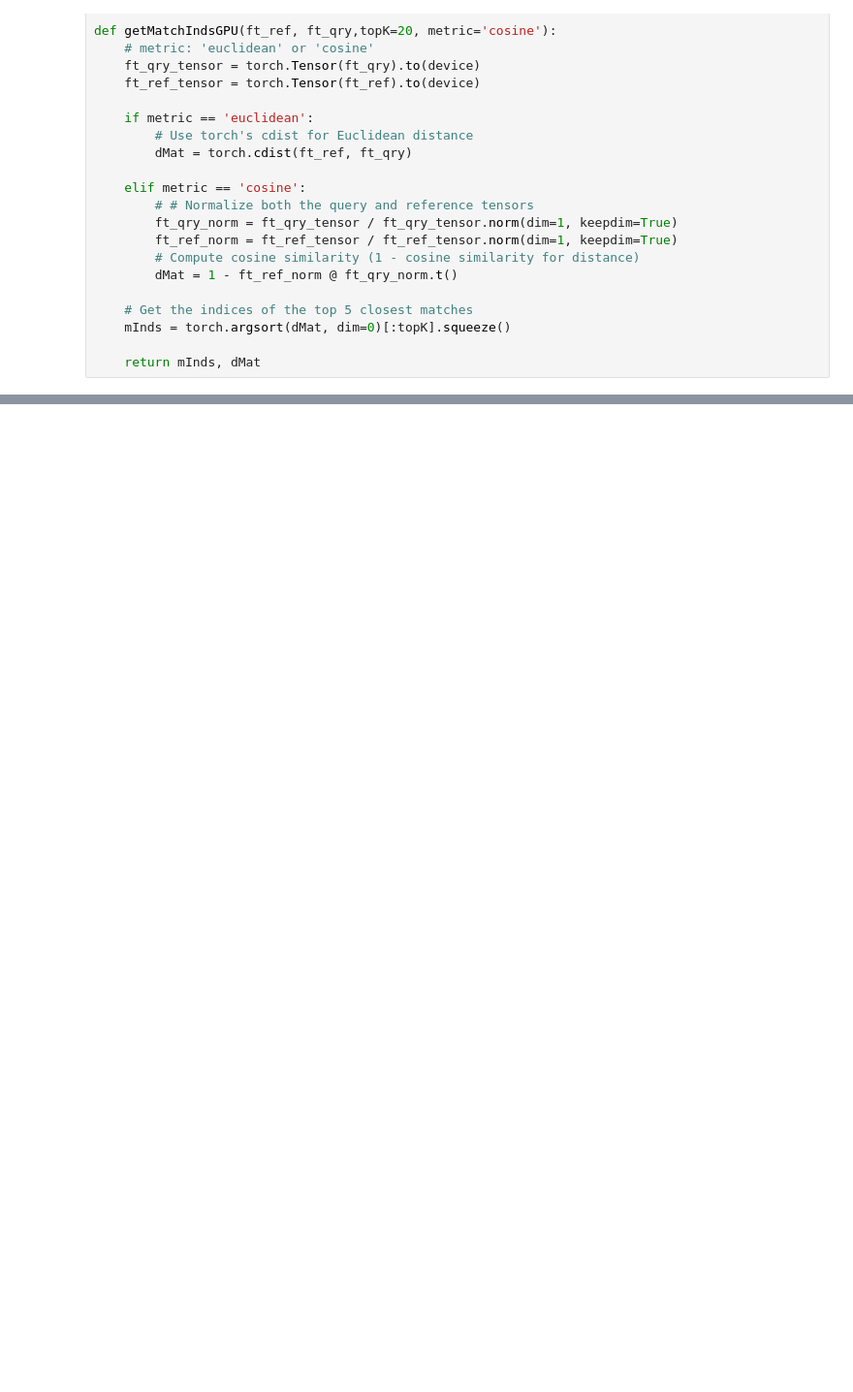
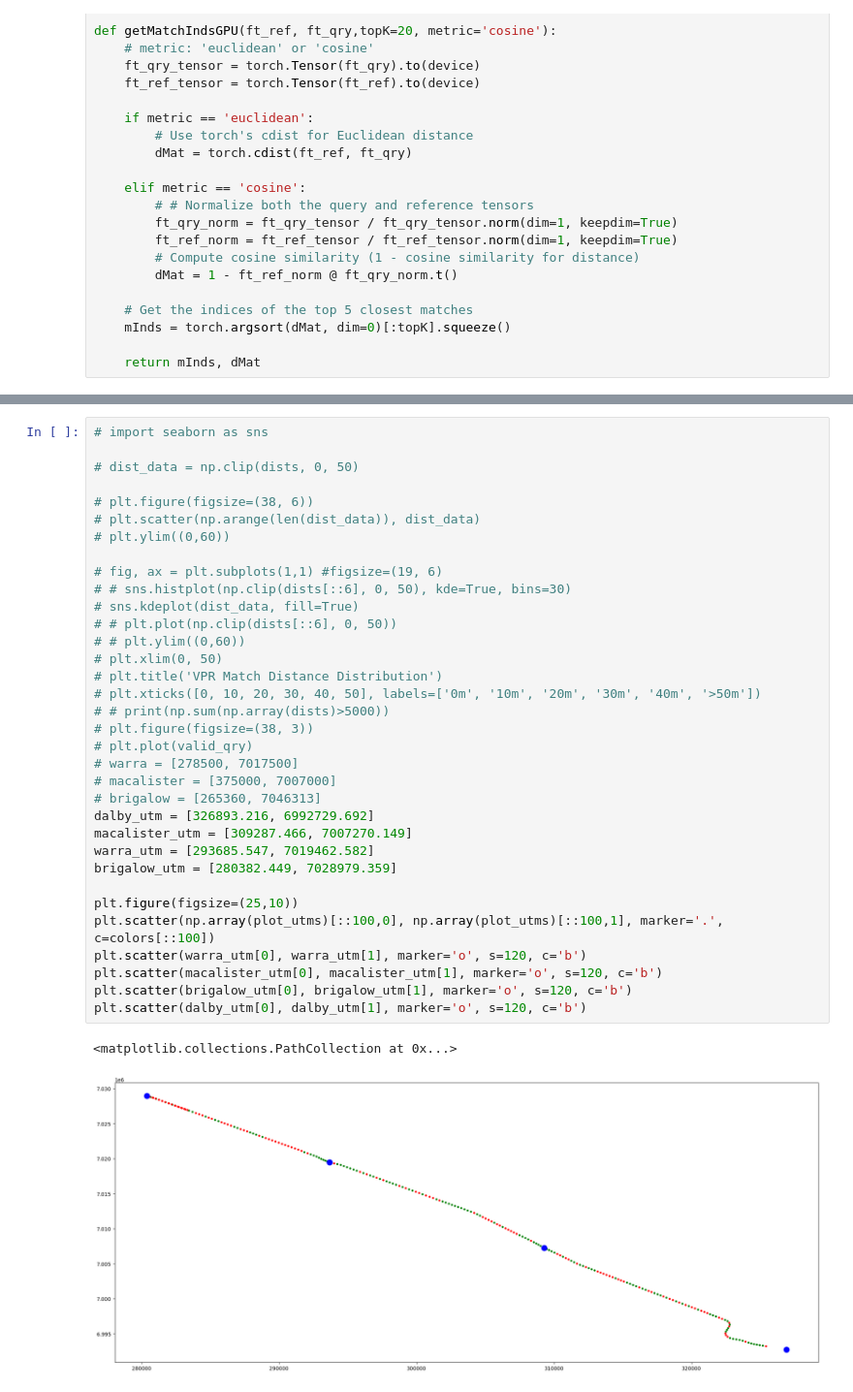
Before and after one commit to AVR3-Training-Centre/python-FRED, a Jupyter notebook: localisation/VPR_eval.ipynb, the cells around one changed output, grey strips where cells are left out. Shown at 97% size. Saved outputs shown, nothing was run; the diff lists cells and outputs as text; blank space fills up the shorter version.

```diff
--- a/localisation/VPR_eval.ipynb
+++ b/localisation/VPR_eval.ipynb
@@ -171,0 +237,37 @@ Recall: 91.73%
+# %%
+# import seaborn as sns
+
+# dist_data = np.clip(dists, 0, 50)
+
+# plt.figure(figsize=(38, 6))
+# plt.scatter(np.arange(len(dist_data)), dist_data)
+# plt.ylim((0,60))
+
+# fig, ax = plt.subplots(1,1) #figsize=(19, 6)
+# # sns.histplot(np.clip(dists[::6], 0, 50), kde=True, bins=30)
+# sns.kdeplot(dist_data, fill=True)
+# # plt.plot(np.clip(dists[::6], 0, 50))
+# # plt.ylim((0,60))
+# plt.xlim(0, 50)
+# plt.title('VPR Match Distance Distribution')
+# plt.xticks([0, 10, 20, 30, 40, 50], labels=['0m', '10m', '20m', '30m', '40m', '>50m'])
+# # print(np.sum(np.array(dists)>5000))
+# plt.figure(figsize=(38, 3))
+# plt.plot(valid_qry)
+# warra = [278500, 7017500]
+# macalister = [375000, 7007000]
+# brigalow = [265360, 7046313]
+dalby_utm = [326893.216, 6992729.692]
+macalister_utm = [309287.466, 7007270.149]
+warra_utm = [293685.547, 7019462.582]
+brigalow_utm = [280382.449, 7028979.359]
+
+plt.figure(figsize=(25,10))
+plt.scatter(np.array(plot_utms)[::100,0], np.array(plot_utms)[::100,1], marker='.', c=colors[::100])
+plt.scatter(warra_utm[0], warra_utm[1], marker='o', s=120, c='b')
+plt.scatter(macalister_utm[0], macalister_utm[1], marker='o', s=120, c='b')
+plt.scatter(brigalow_utm[0], brigalow_utm[1], marker='o', s=120, c='b')
+plt.scatter(dalby_utm[0], dalby_utm[1], marker='o', s=120, c='b')
+# %% [output]
+<matplotlib.collections.PathCollection at 0x...>
+[figure, added]
```
Also changed, not shown: parts of 2 cells of this notebook, 2 other files.
